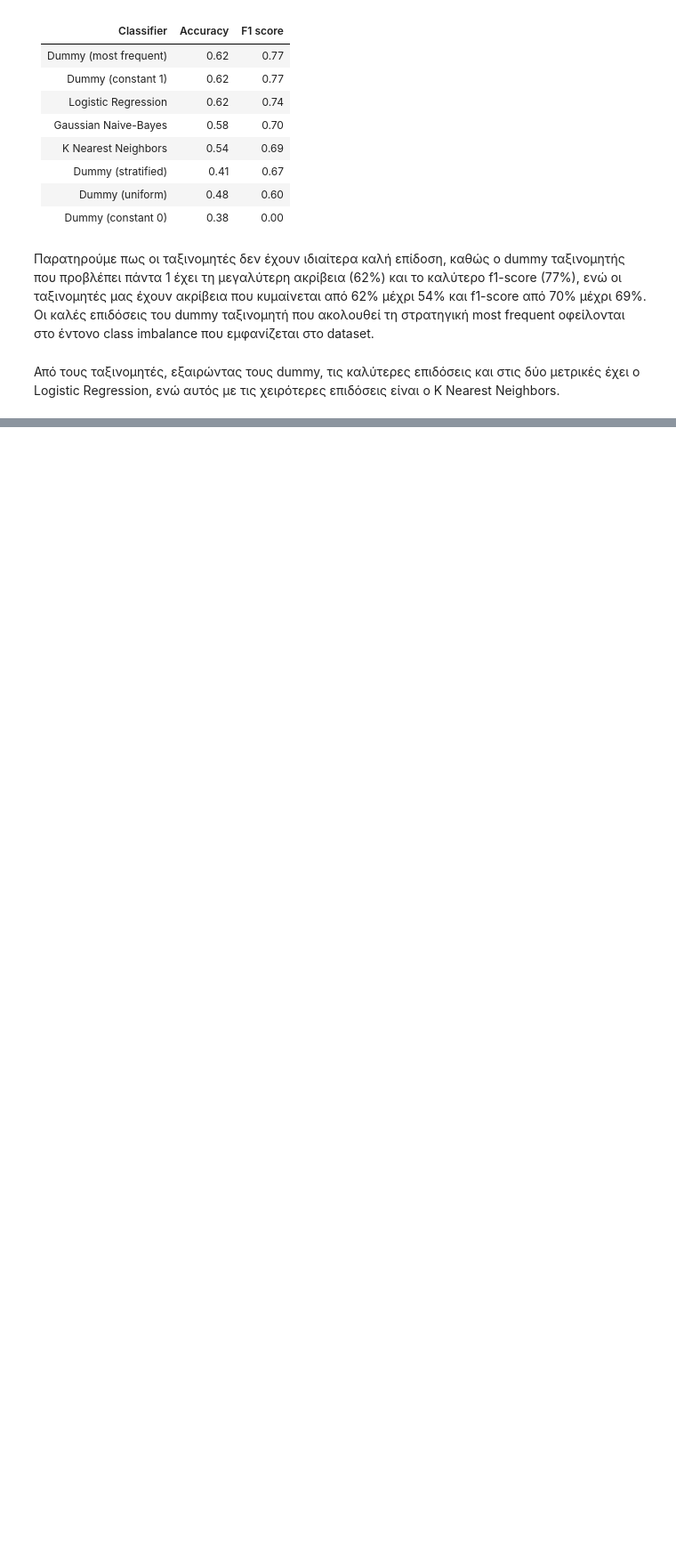
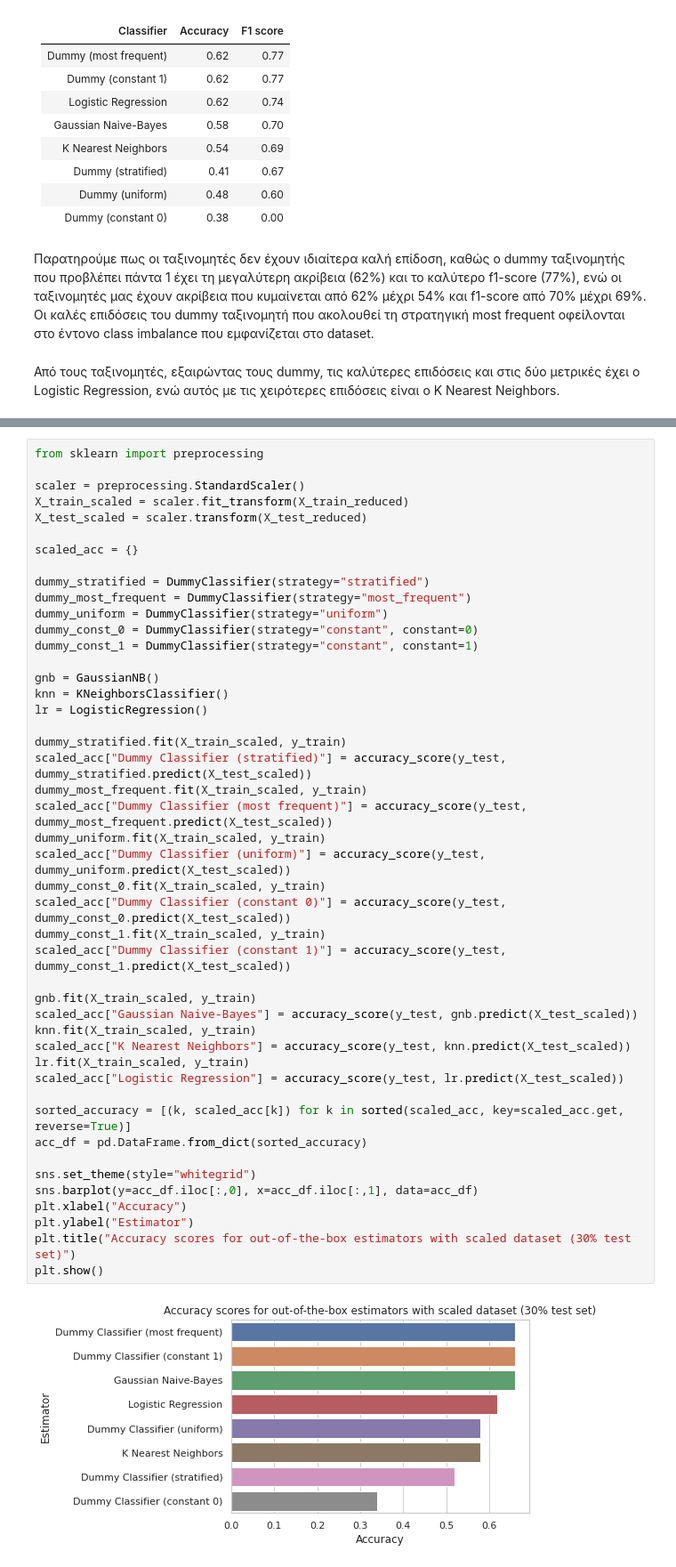
Before and after one commit to michalakos/neural-networks-ntua, a Jupyter notebook: NN_Lab1.ipynb, the cells around one changed output, grey strips where cells are left out. Shown at 89% size. Saved outputs shown, nothing was run; the diff lists cells and outputs as text; blank space fills up the shorter version.

```diff
--- a/NN_Lab1.ipynb
+++ b/NN_Lab1.ipynb
@@ -310,0 +472,48 @@ print(ootb_f1)
+# %%
+from sklearn import preprocessing
+
+scaler = preprocessing.StandardScaler()
+X_train_scaled = scaler.fit_transform(X_train_reduced)
+X_test_scaled = scaler.transform(X_test_reduced)
+
+scaled_acc = {}
+
+dummy_stratified = DummyClassifier(strategy="stratified")
+dummy_most_frequent = DummyClassifier(strategy="most_frequent")
+dummy_uniform = DummyClassifier(strategy="uniform")
+dummy_const_0 = DummyClassifier(strategy="constant", constant=0)
+dummy_const_1 = DummyClassifier(strategy="constant", constant=1)
+
+gnb = GaussianNB()
+knn = KNeighborsClassifier()
+lr = LogisticRegression()
+
+dummy_stratified.fit(X_train_scaled, y_train)
+scaled_acc["Dummy Classifier (stratified)"] = accuracy_score(y_test, dummy_stratified.predict(X_test_scaled))
+dummy_most_frequent.fit(X_train_scaled, y_train)
+scaled_acc["Dummy Classifier (most frequent)"] = accuracy_score(y_test, dummy_most_frequent.predict(X_test_scaled))
+dummy_uniform.fit(X_train_scaled, y_train)
+scaled_acc["Dummy Classifier (uniform)"] = accuracy_score(y_test, dummy_uniform.predict(X_test_scaled))
+dummy_const_0.fit(X_train_scaled, y_train)
+scaled_acc["Dummy Classifier (constant 0)"] = accuracy_score(y_test, dummy_const_0.predict(X_test_scaled))
+dummy_const_1.fit(X_train_scaled, y_train)
+scaled_acc["Dummy Classifier (constant 1)"] = accuracy_score(y_test, dummy_const_1.predict(X_test_scaled))
+
+gnb.fit(X_train_scaled, y_train)
+scaled_acc["Gaussian Naive-Bayes"] = accuracy_score(y_test, gnb.predict(X_test_scaled))
+knn.fit(X_train_scaled, y_train)
+scaled_acc["K Nearest Neighbors"] = accuracy_score(y_test, knn.predict(X_test_scaled))
+lr.fit(X_train_scaled, y_train)
+scaled_acc["Logistic Regression"] = accuracy_score(y_test, lr.predict(X_test_scaled))
+
+sorted_accuracy = [(k, scaled_acc[k]) for k in sorted(scaled_acc, key=scaled_acc.get, reverse=True)]
+acc_df = pd.DataFrame.from_dict(sorted_accuracy)
+
+sns.set_theme(style="whitegrid")
+sns.barplot(y=acc_df.iloc[:,0], x=acc_df.iloc[:,1], data=acc_df)
+plt.xlabel("Accuracy")
+plt.ylabel("Estimator")
+plt.title("Accuracy scores for out-of-the-box estimators with scaled dataset (30% test set)")
+plt.show()
+# %% [output]
+[figure, added]
```
Also changed, not shown: parts of 17 cells of this notebook.
